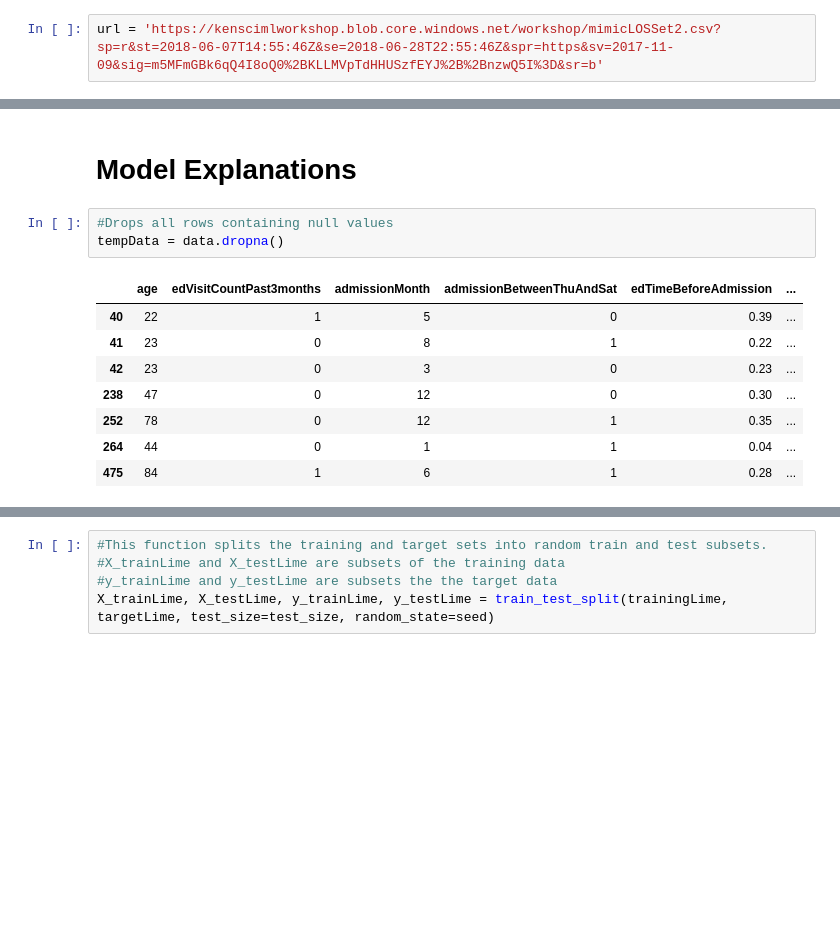
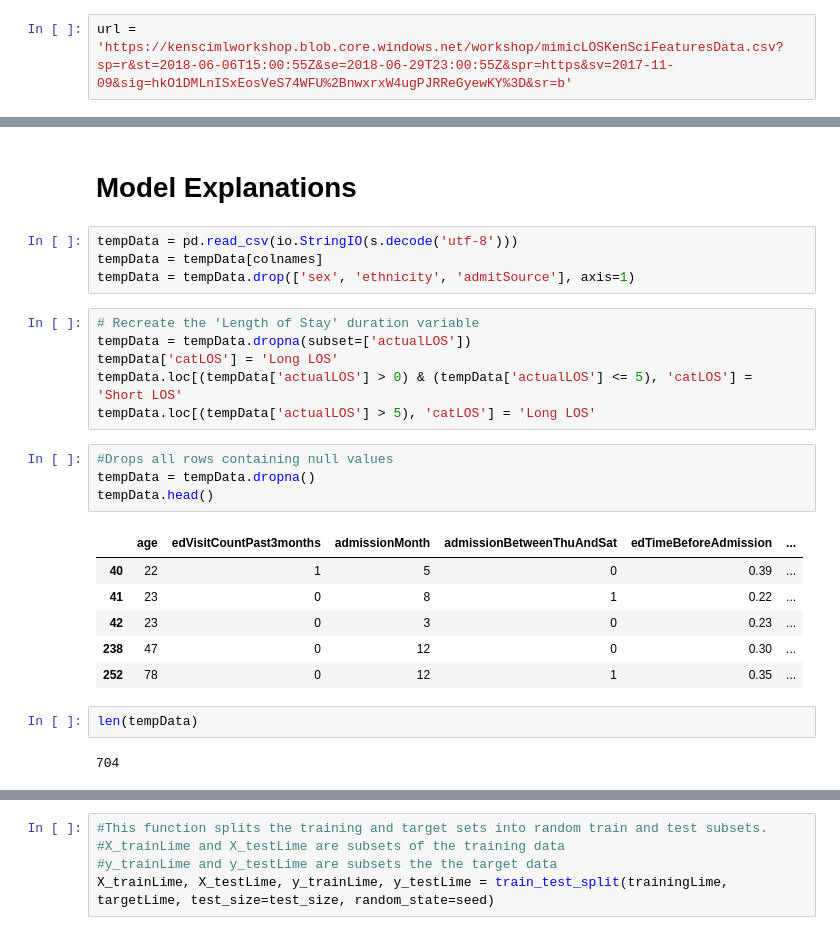
Before and after one commit to rsirosh/KenSciExternalDemo, a Jupyter notebook: LOS Prediction.ipynb, the cells around one changed output, grey strips where cells are left out. Cells and saved outputs as stored; diff of their text form; blank space fills up the shorter version.

```diff
--- a/LOS Prediction.ipynb
+++ b/LOS Prediction.ipynb
@@ -55,7 +52,7 @@ from sklearn import svm
 # %% [markdown]
 ### Accessing the Data
 # %%
-url = 'https://kenscimlworkshop.blob.core.windows.net/workshop/mimicLOSSet2.csv?sp=r&st=2018-06-07T14:55:46Z&se=2018-06-28T22:55:46Z&spr=https&sv=2017-11-09&sig=m5MFmGBk6qQ4I8oQ0%2BKLLMVpTdHHUSzfEYJ%2B%2BnzwQ5I%3D&sr=b'
+url = 'https://kenscimlworkshop.blob.core.windows.net/workshop/mimicLOSKenSciFeaturesData.csv?sp=r&st=2018-06-06T15:00:55Z&se=2018-06-29T23:00:55Z&spr=https&sv=2017-11-09&sig=hkO1DMLnISxEosVeS74WFU%2BnwxrxW4ugPJRReGyewKY%3D&sr=b'
 # %%
 s = requests.get(url).content
 data = pd.read_csv(io.StringIO(s.decode('utf-8')))
@@ -339,17 +370,30 @@ fscore = np.mean(fscore)
 # %% [markdown]
 # Model Explanations
+# %%
+tempData = pd.read_csv(io.StringIO(s.decode('utf-8')))
+tempData = tempData[colnames]
+tempData = tempData.drop(['sex', 'ethnicity', 'admitSource'], axis=1)
+# %%
+# Recreate the 'Length of Stay' duration variable
+tempData = tempData.dropna(subset=['actualLOS'])
+tempData['catLOS'] = 'Long LOS'
+tempData.loc[(tempData['actualLOS'] > 0) & (tempData['actualLOS'] <= 5), 'catLOS'] = 'Short LOS'
+tempData.loc[(tempData['actualLOS'] > 5), 'catLOS'] = 'Long LOS'
 # %%
 #Drops all rows containing null values
-tempData = data.dropna()
+tempData = tempData.dropna()
+tempData.head()
 # %% [output]
 |  | age | edVisitCountPast3months | admissionMonth | admissionBetweenThuAndSat | edTimeBeforeAdmission | ... |
 | 40 | 22 | 1 | 5 | 0 | 0.39 | ... |
 | 41 | 23 | 0 | 8 | 1 | 0.22 | ... |
 | 42 | 23 | 0 | 3 | 0 | 0.23 | ... |
 | 238 | 47 | 0 | 12 | 0 | 0.30 | ... |
 | 252 | 78 | 0 | 12 | 1 | 0.35 | ... |
-| 264 | 44 | 0 | 1 | 1 | 0.04 | ... |
-| 475 | 84 | 1 | 6 | 1 | 0.28 | ... |
+# %%
+len(tempData)
+# %% [output]
+704
 # %%
 #Split into training and testing data sets
 num_variables = len(tempData.columns)
```
Also changed, not shown: parts of 39 cells of this notebook.
